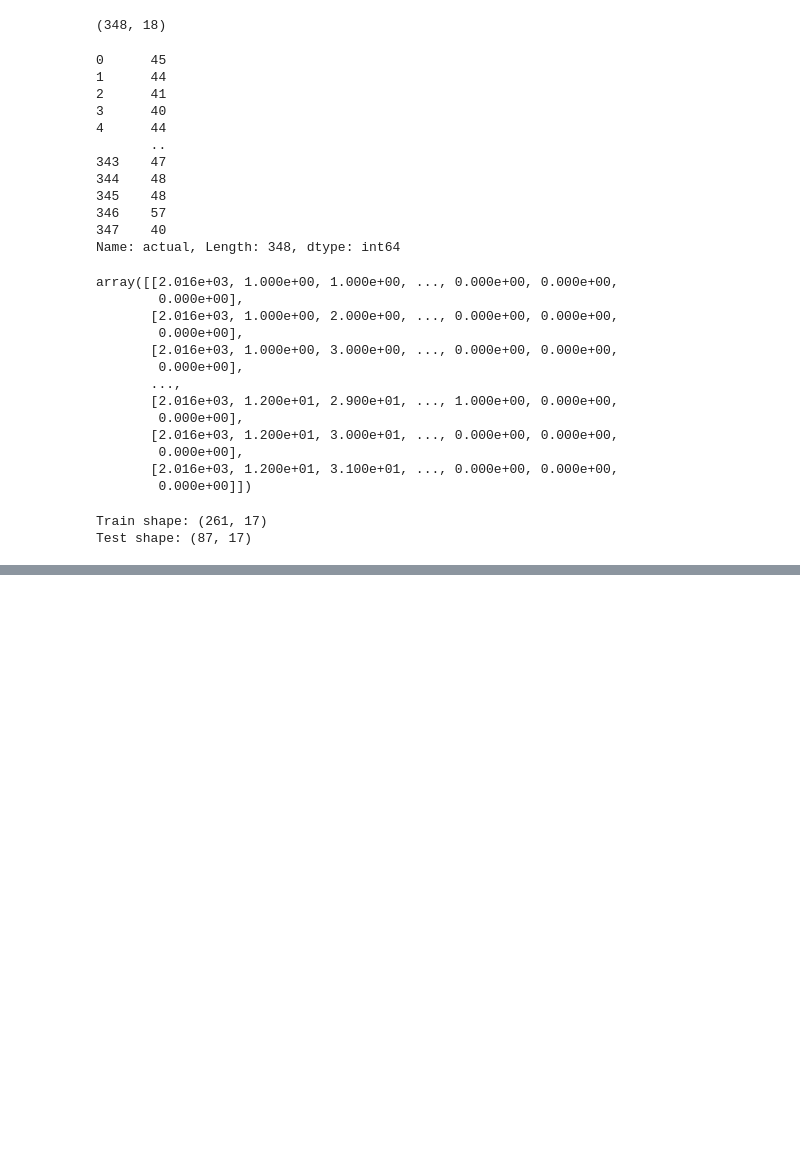
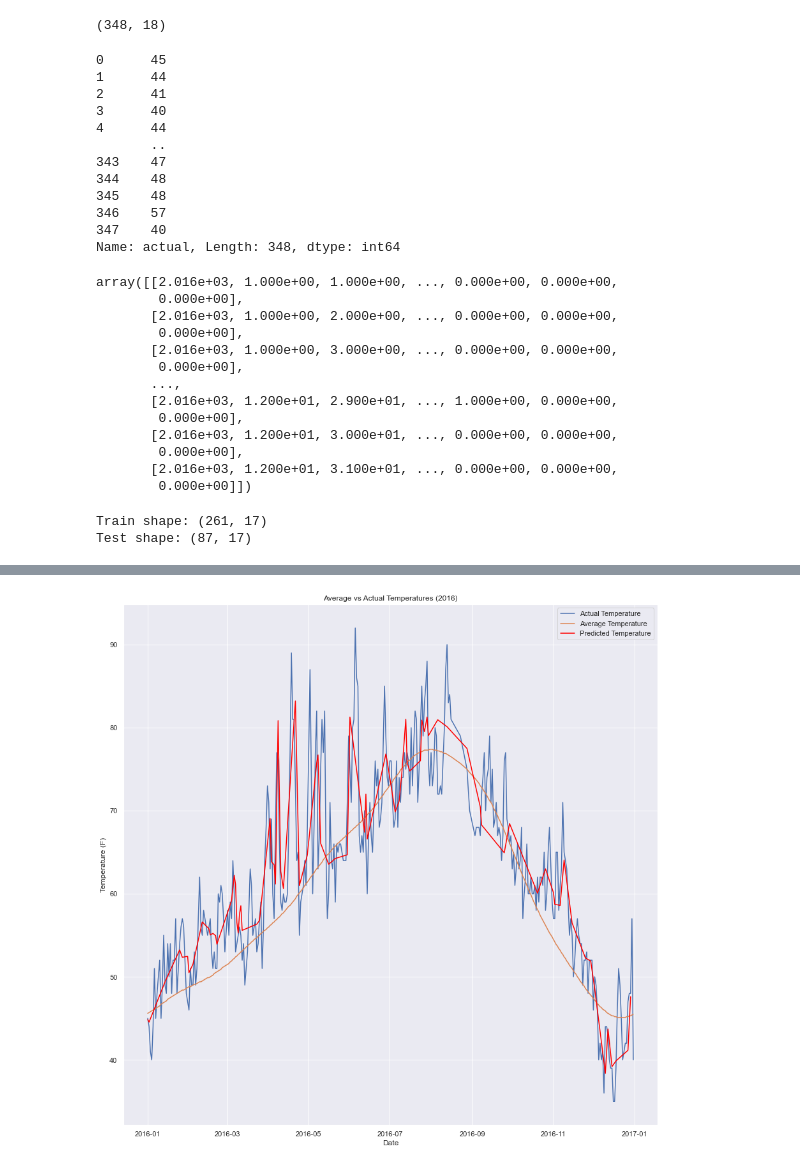
Before and after one commit to billbai0102/DeepLearning, a Jupyter notebook: ML/NOAA Random Forest/regressor.ipynb, the cells around one changed output, grey strips where cells are left out. Saved outputs shown, nothing was run; the diff lists cells and outputs as text; code cells hidden in the pictures; blank space fills up the shorter version.

Commit message:
Created visualizations, increased accuracy

```diff
--- a/ML/NOAA Random Forest/regressor.ipynb
+++ b/ML/NOAA Random Forest/regressor.ipynb
@@ -182,3 +182,6 @@ rnd_tree = regressor.estimators_[int(np.random.choice(regressor.n_estimators, 1)
 export_graphviz(rnd_tree, out_file='tree_viz.dot', feature_names=features, rounded=True, precision=1)
 graph, = pydot.graph_from_dot_file('tree_viz.dot')
 graph.write_png('tree_viz.png')
+# %%
+predictions = regressor.predict(test_data)
+predictions
@@ -184,0 +200,18 @@ graph.write_png('tree_viz.png')
+# %%
+years_t = test_data[:, features.index('year')]
+months_t = test_data[:, features.index('month')]
+days_t = test_data[:, features.index('day')]
+dates_t = [datetime.strptime([str(f'{int(years_t[i])}/{int(months_t[i])}/{int(days_t[i])}') for i in range(test_data.shape[0])][n], '%Y/%m/%d') for n in range(test_data.shape[0])]
+
+acc_df = pd.DataFrame({'date': dates, 'actual': targets})
+preds_df = pd.DataFrame({'date': dates_t, 'prediction': predictions})
+
+fig, ax = plt.subplots()
+date_acc = sns.lineplot(x='date', y='actual', data=acc_df, ax=ax)
+date_avgtemp = sns.lineplot(dates, average_temps, ax=ax)
+date_pred = sns.lineplot(x='date', y='prediction', data=preds_df, ax=ax, linewidth=1.5, color='red')
+date_pred.set(xlabel='Date', ylabel='Temperature (F)', title='Average vs Actual Temperatures (2016)')
+ax.legend(('Actual Temperature', 'Average Temperature', 'Predicted Temperature'))
+plt.show()
+# %% [output]
+[figure, added]
```
Also changed, not shown: parts of 3 cells of this notebook, 2 other files.
